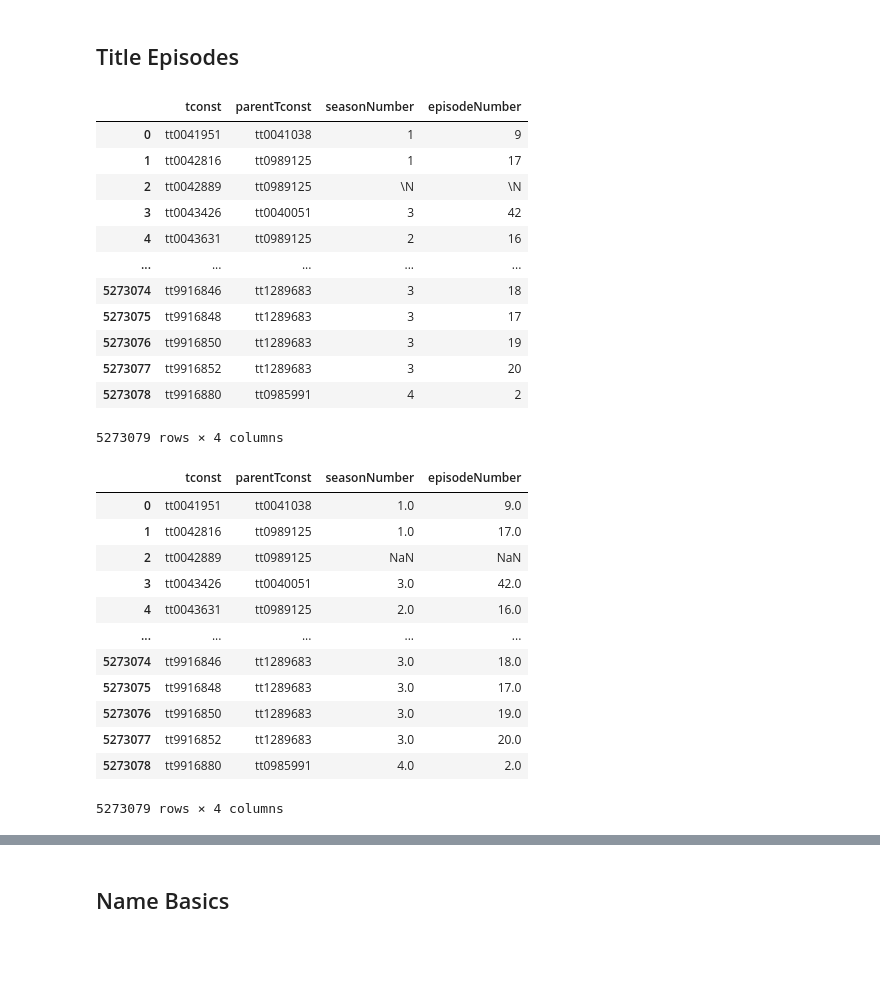
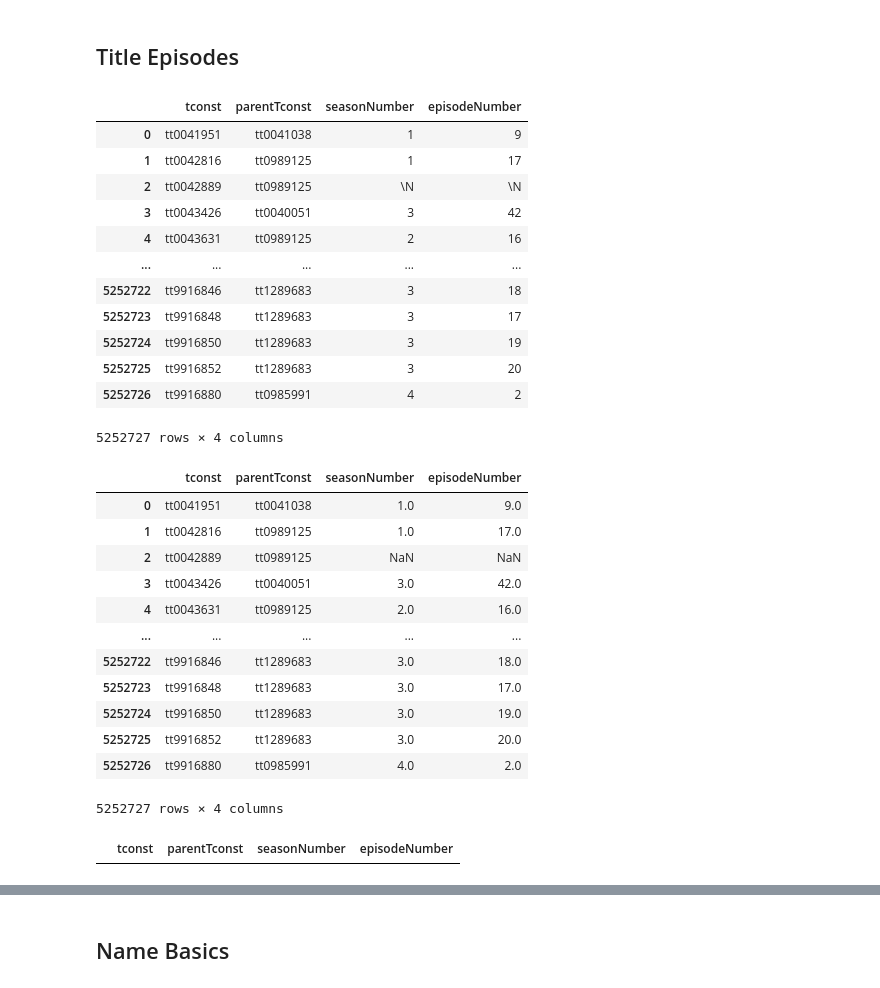
Before and after one commit to abasiamaakpan/Movie_Database_Application, a Jupyter notebook: Imdb_Database_App.ipynb, the cells around one changed output, grey strips where cells are left out. Cells and saved outputs as stored; diff of their text form; code cells hidden in the pictures; blank space fills up the shorter version.

```diff
--- a/Imdb_Database_App.ipynb
+++ b/Imdb_Database_App.ipynb
@@ -578,22 +534,22 @@ for chunk in tqdm(batch(title_ratings_preprocessed,batch_size),total=length):
 ## Title Episodes ##
 # %%
 # read title episodes data
-title_episodes = pd.read_csv('title.episode.tsv', delimiter='\t',encoding='utf-8')
+title_episodes = pd.read_csv('/Users/abasiamaakpan/Downloads/title.episode.tsv', delimiter='\t',encoding='utf-8')
 title_episodes
 # %% [output]
 |  | tconst | parentTconst | seasonNumber | episodeNumber |
 | 0 | tt0041951 | tt0041038 | 1 | 9 |
 | 1 | tt0042816 | tt0989125 | 1 | 17 |
 | 2 | tt0042889 | tt0989125 | \N | \N |
 | 3 | tt0043426 | tt0040051 | 3 | 42 |
 | 4 | tt0043631 | tt0989125 | 2 | 16 |
 | ... | ... | ... | ... | ... |
-| 5273074 | tt9916846 | tt1289683 | 3 | 18 |
-| 5273075 | tt9916848 | tt1289683 | 3 | 17 |
-| 5273076 | tt9916850 | tt1289683 | 3 | 19 |
-| 5273077 | tt9916852 | tt1289683 | 3 | 20 |
-| 5273078 | tt9916880 | tt0985991 | 4 | 2 |
+| 5252722 | tt9916846 | tt1289683 | 3 | 18 |
+| 5252723 | tt9916848 | tt1289683 | 3 | 17 |
+| 5252724 | tt9916850 | tt1289683 | 3 | 19 |
+| 5252725 | tt9916852 | tt1289683 | 3 | 20 |
+| 5252726 | tt9916880 | tt0985991 | 4 | 2 |
-5273079 rows × 4 columns
+5252727 rows × 4 columns
 # %%
 def preprocess_dataframe_title_episodes(data_frame):
     title_episodes_new_series=data_frame
@@ -611,8 +567,7 @@ def preprocess_dataframe_title_episodes(data_frame):
 
     title_episodes_new_frame['seasonNumber']=df_1['seasonNumber']
     title_episodes_new_frame['episodeNumber']=df_2['episodeNumber']
-
-    return title_episodes_new_frame
+    return title_episodes_preprocessed
 
 title_episodes_preprocessed = preprocess_dataframe_title_episodes(title_episodes)
 title_episodes_preprocessed
@@ -624,11 +579,15 @@ title_episodes_preprocessed
 | 3 | tt0043426 | tt0040051 | 3.0 | 42.0 |
 | 4 | tt0043631 | tt0989125 | 2.0 | 16.0 |
 | ... | ... | ... | ... | ... |
-| 5273074 | tt9916846 | tt1289683 | 3.0 | 18.0 |
-| 5273075 | tt9916848 | tt1289683 | 3.0 | 17.0 |
-| 5273076 | tt9916850 | tt1289683 | 3.0 | 19.0 |
-| 5273077 | tt9916852 | tt1289683 | 3.0 | 20.0 |
-| 5273078 | tt9916880 | tt0985991 | 4.0 | 2.0 |
+| 5252722 | tt9916846 | tt1289683 | 3.0 | 18.0 |
+| 5252723 | tt9916848 | tt1289683 | 3.0 | 17.0 |
+| 5252724 | tt9916850 | tt1289683 | 3.0 | 19.0 |
+| 5252725 | tt9916852 | tt1289683 | 3.0 | 20.0 |
+| 5252726 | tt9916880 | tt0985991 | 4.0 | 2.0 |
-5273079 rows × 4 columns
+5252727 rows × 4 columns
+# %%
+title_episodes_preprocessed[~title_episodes_preprocessed.parentTconst.isin(title_basics_preprocessed.tconst)]
+# %% [output]
+|  | tconst | parentTconst | seasonNumber | episodeNumber |
 # %%
 title_episodes_preprocessed.tconst = title_episodes_preprocessed.tconst.mask(~title_episodes_preprocessed.tconst.isin(title_basics_preprocessed.tconst),None)
```
Also changed, not shown: parts of 105 cells of this notebook.
